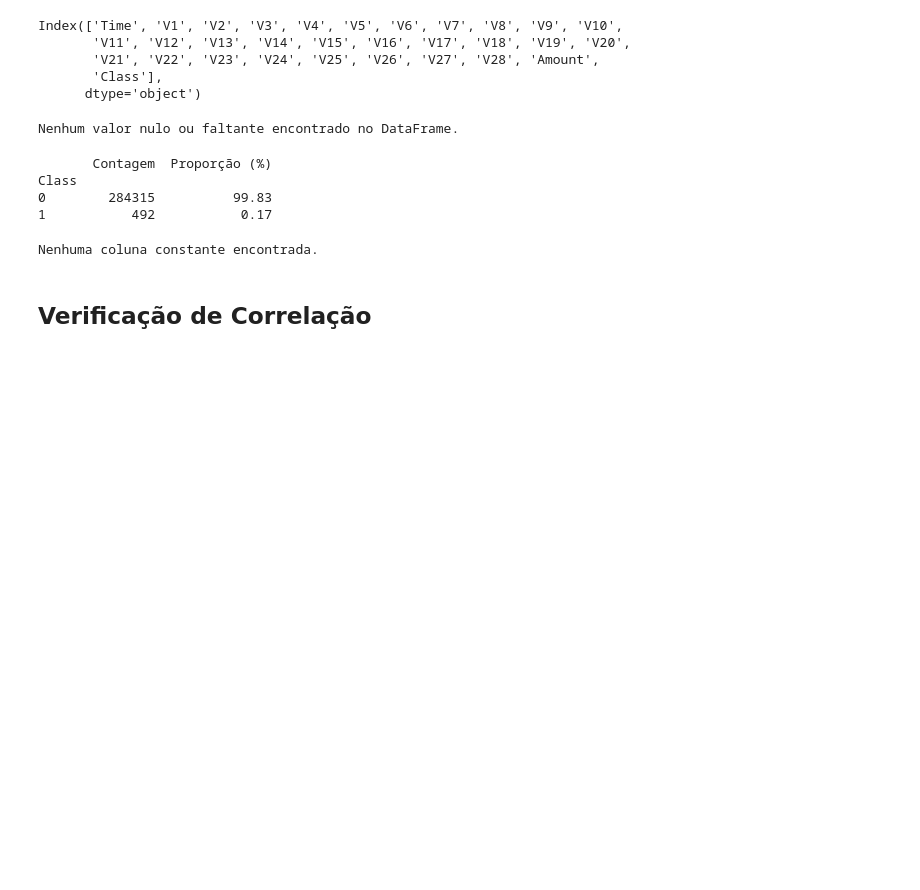
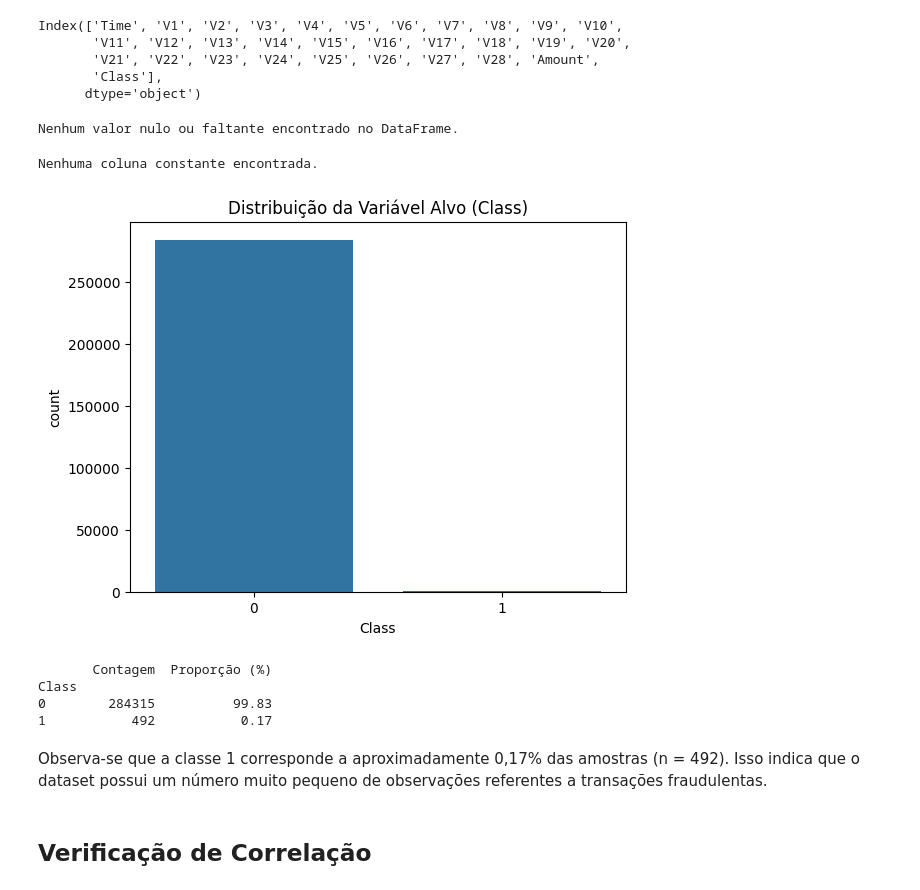
Before and after one commit to MMeloMateus/FraudDetect-XGBoost, a Jupyter notebook: CCFraudeCompleto.ipynb, the cells around one changed output. Cells and saved outputs as stored; diff of their text form; code cells hidden in the pictures; blank space fills up the shorter version.

```diff
--- a/CCFraudeCompleto.ipynb
+++ b/CCFraudeCompleto.ipynb
@@ -210,17 +345,25 @@ Index(['Time', 'V1', 'V2', 'V3', 'V4', 'V5', 'V6', 'V7', 'V8', 'V9', 'V10',
 calcula_valores_validos(df_data)
 # %% [output]
 Nenhum valor nulo ou faltante encontrado no DataFrame.
-# %%
-verifica_balanceamento(df_data, 'Class')
-# %% [output]
-       Contagem  Proporção (%)
-Class
-0        284315          99.83
-1           492           0.17
 # %%
 verifica_coluna_constante(df_data)
 # %% [output]
 Nenhuma coluna constante encontrada.
+# %%
+sns.countplot(x='Class', data=df_data)
+plt.title('Distribuição da Variável Alvo (Class)')
+plt.show()
+# %% [output]
+[figure, added]
+# %%
+verifica_balanceamento(df_data, 'Class')
+# %% [output]
+       Contagem  Proporção (%)
+Class
+0        284315          99.83
+1           492           0.17
+# %% [markdown]
+Observa-se que a classe 1 corresponde a aproximadamente 0,17% das amostras (n = 492). Isso indica que o dataset possui um número muito pequeno de observações referentes a transações fraudulentas.
 # %% [markdown]
 ## Verificação de Correlação
 # %%
```
Also changed, not shown: parts of 16 cells of this notebook.
